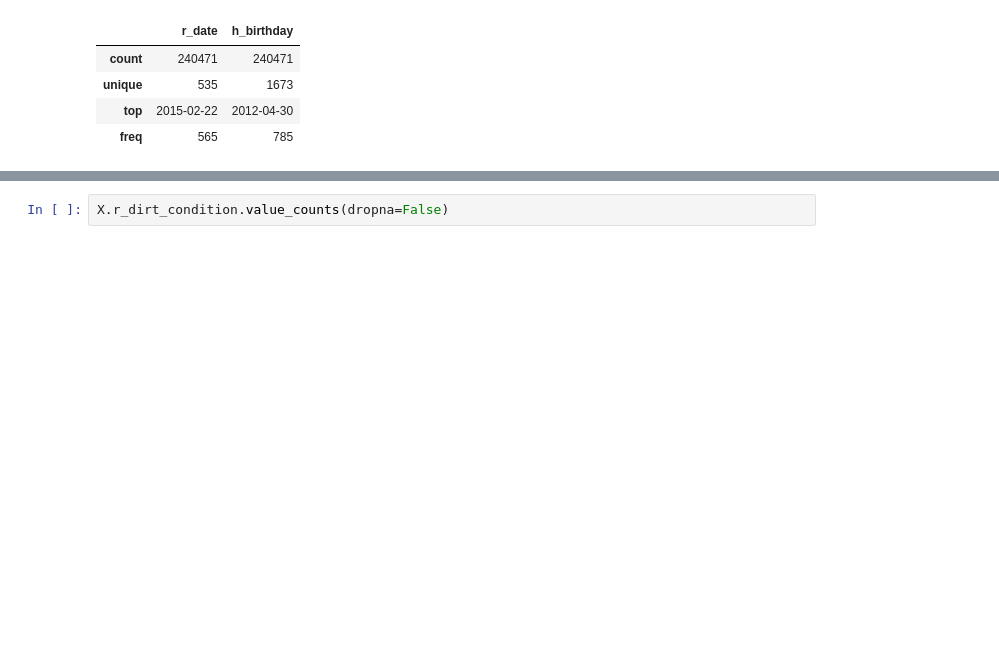
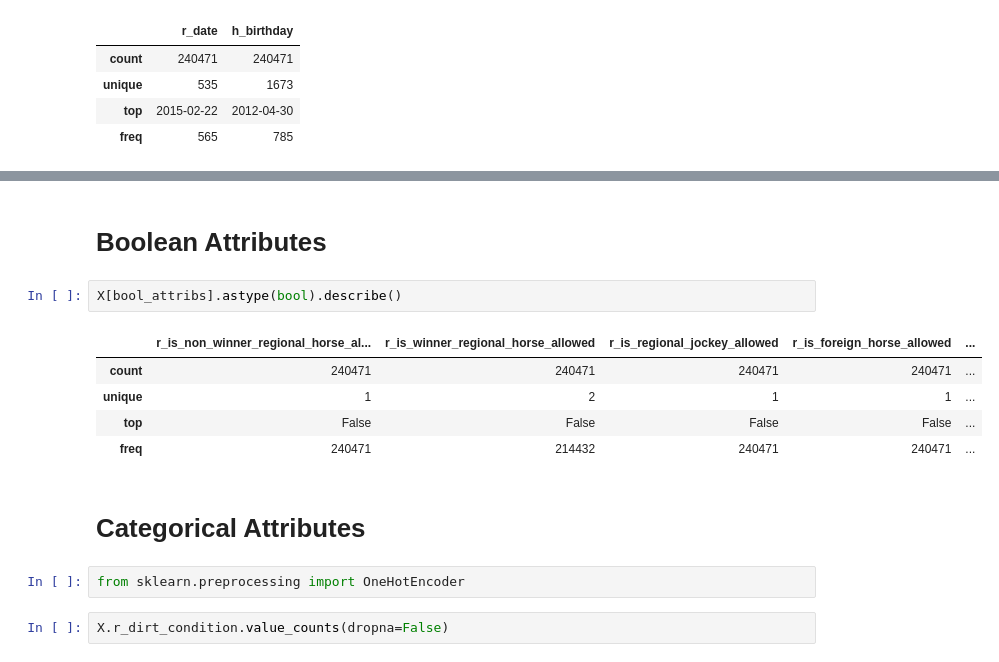
Before and after one commit to hankehly/netkeiba, a Jupyter notebook: notebooks/transformation.ipynb, the cells around one changed output, grey strips where cells are left out. Saved outputs shown, nothing was run; the diff lists cells and outputs as text; blank space fills up the shorter version.

```diff
--- a/notebooks/transformation.ipynb
+++ b/notebooks/transformation.ipynb
@@ -219,3 +227,17 @@ pd.DataFrame(date_pipeline.fit_transform(X[date_attribs])).describe()
+# %% [markdown]
+# Boolean Attributes
+# %%
+X[bool_attribs].astype(bool).describe()
+# %% [output]
+|  | r_is_non_winner_regional_horse_al... | r_is_winner_regional_horse_allowed | r_is_regional_jockey_allowed | r_is_foreign_horse_allowed | ... |
+| count | 240471 | 240471 | 240471 | 240471 | ... |
+| unique | 1 | 2 | 1 | 1 | ... |
+| top | False | False | False | False | ... |
+| freq | 240471 | 214432 | 240471 | 240471 | ... |
+# %% [markdown]
+# Categorical Attributes
+# %%
+from sklearn.preprocessing import OneHotEncoder
 # %%
 X.r_dirt_condition.value_counts(dropna=False)
 # %% [output]
```
Also changed, not shown: parts of 10 cells of this notebook.
